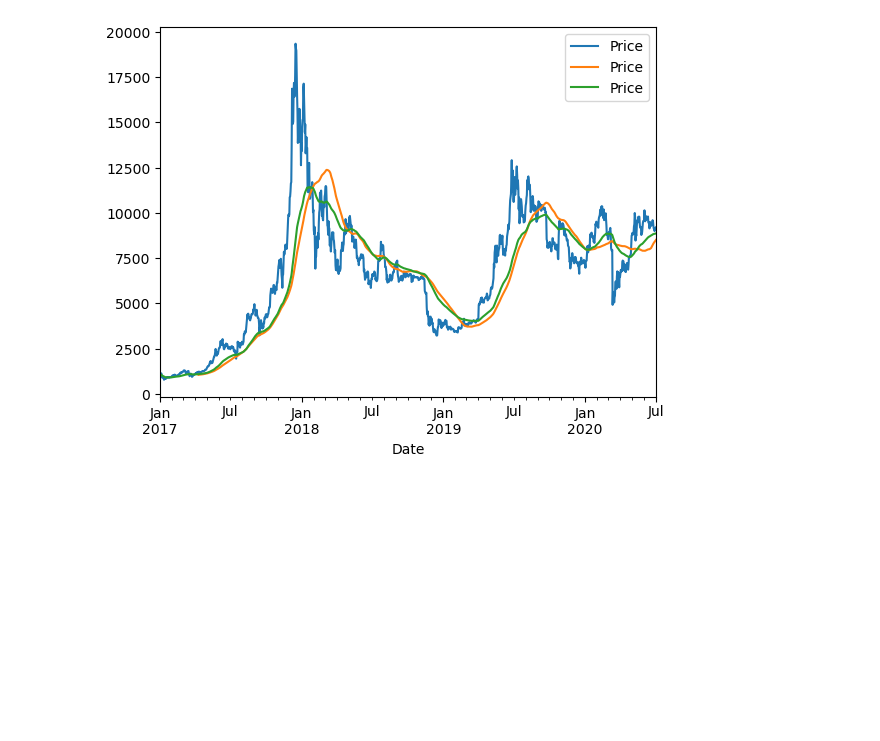
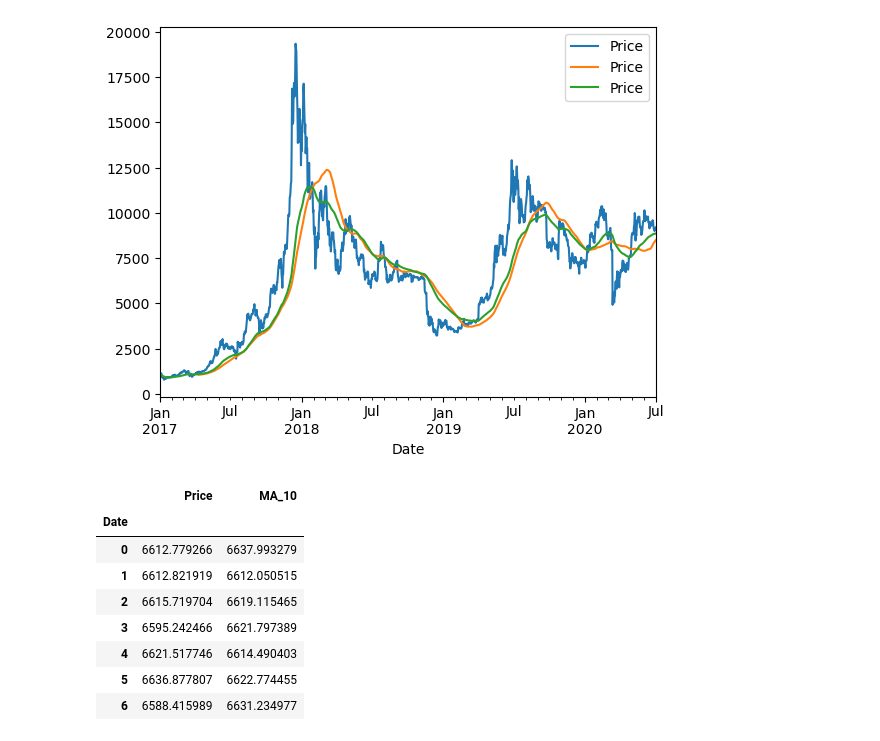
Before and after one commit to Vicedominus/time-series-analysis, a Jupyter notebook: TimeSeriesModelling/6-functions.ipynb, the cells around one changed output. Saved outputs shown, nothing was run; the diff lists cells and outputs as text; code cells hidden in the pictures; blank space fills up the shorter version.

```diff
--- a/TimeSeriesModelling/6-functions.ipynb
+++ b/TimeSeriesModelling/6-functions.ipynb
@@ -272,3 +272,15 @@ pd.concat([df['Price'], df['Price'].rolling(window=100).mean(), df['Price'].ewm(
 # %% [output]
 <AxesSubplot: xlabel='Date'>
 [figure]
+# %%
+df.groupby(df.index.dayofweek).mean()
+# %% [output]
+|  | Price | MA_10 |
+| Date |  |  |
+| 0 | 6612.779266 | 6637.993279 |
+| 1 | 6612.821919 | 6612.050515 |
+| 2 | 6615.719704 | 6619.115465 |
+| 3 | 6595.242466 | 6621.797389 |
+| 4 | 6621.517746 | 6614.490403 |
+| 5 | 6636.877807 | 6622.774455 |
+| 6 | 6588.415989 | 6631.234977 |
```
Also changed, not shown: parts of 7 cells of this notebook, 16 other files.
